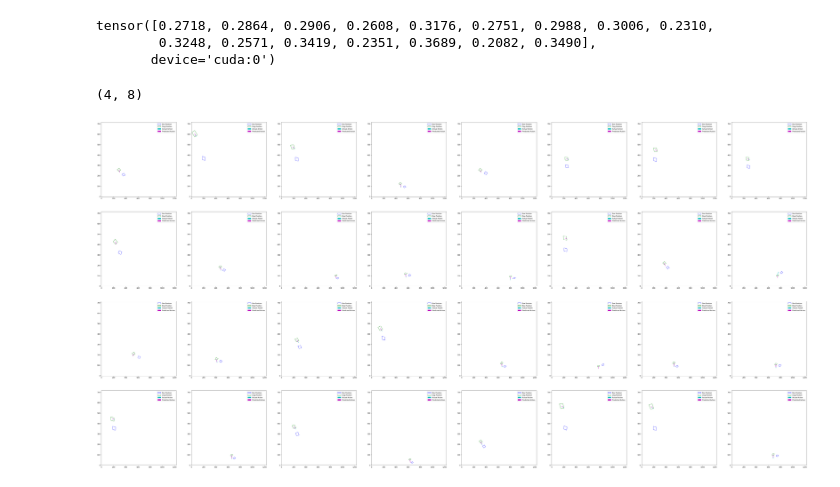
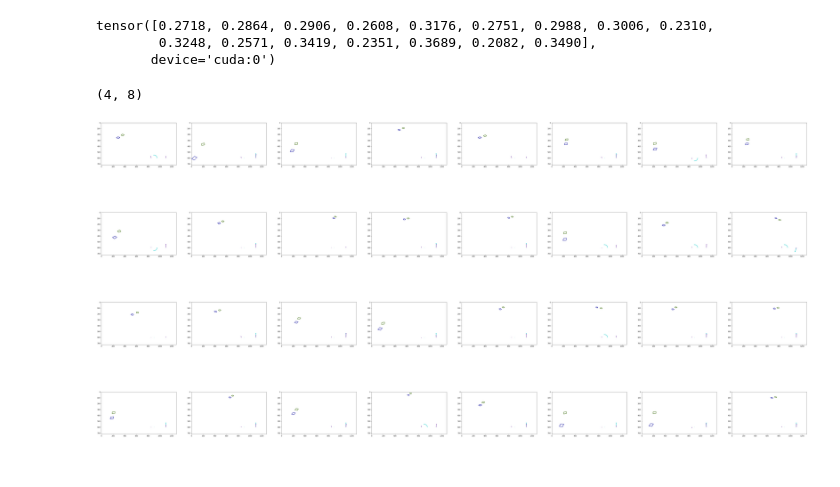
Before and after one commit to irmakguzey/DAWGE, a Jupyter notebook: contrastive_learning/notebooks/pli_test.ipynb, the cells around one changed output. Saved outputs shown, nothing was run; the diff lists cells and outputs as text; code cells hidden in the pictures.

Commit message:
debug plotting is added to run inverse model

```diff
--- a/contrastive_learning/notebooks/pli_test.ipynb
+++ b/contrastive_learning/notebooks/pli_test.ipynb
@@ -149,35 +231,42 @@ tensor([0.2718, 0.2864, 0.2906, 0.2608, 0.3176, 0.2751, 0.2988, 0.3006, 0.2310,
 nrows = 4
 ncols = int(cfg.batch_size / nrows)
 fig, axs = plt.subplots(figsize=(ncols*10,nrows*10), nrows=nrows, ncols=ncols) # Draw the predicted action
 print(axs.shape)
 
 for i in range(cfg.batch_size):
     axs_row = int(i / nrows)
     axs_col = int(i % nrows)
 
     action_np = dataset.denormalize_action(action[i].cpu().detach().numpy())
     pred_action_np = dataset.denormalize_action(pred_action[i].cpu().detach().numpy())
 
     if cfg.pos_type == 'corners':
         curr_pos_np = dataset.denormalize_corner(curr_pos[i].cpu().detach().numpy())
-        plot_corners_state(
+#         plot_corners_state(
+#             ax=axs[axs_col, axs_row],
+#             curr_pos=curr_pos_np,
+#             plot_action=True,
+#             actions=(action_np, pred_action_np),
+#             fps=15,
+#             color_scheme=1)
+        plot_corners(
             ax=axs[axs_col, axs_row],
             curr_pos=curr_pos_np,
+            use_img=False,
+            img=None,
             plot_action=True,
-            actions=(action_np, pred_action_np),
-            fps=15,
-            color_scheme=1)
+            actions=(action_np, pred_action_np))
     elif cfg.pos_type == 'rvec_tvec':
         curr_pos_np = dataset.denormalize_pos_rvec_tvec(curr_pos[i].cpu().detach().numpy())
         plot_rvec_tvec(
             ax=axs[axs_col, axs_row],
             curr_pos=curr_pos_np,
             use_img=False,
             img=None,
             plot_action=True,
             actions=(action_np, pred_action_np))
 
 plt.savefig(os.path.join(out_dir, 'pil_action_test.jpg'))
 # %% [output]
 (4, 8)
-[figure, old version]
+[figure, new version]
```
Also changed, not shown: parts of 3 cells of this notebook, 4 other files.
